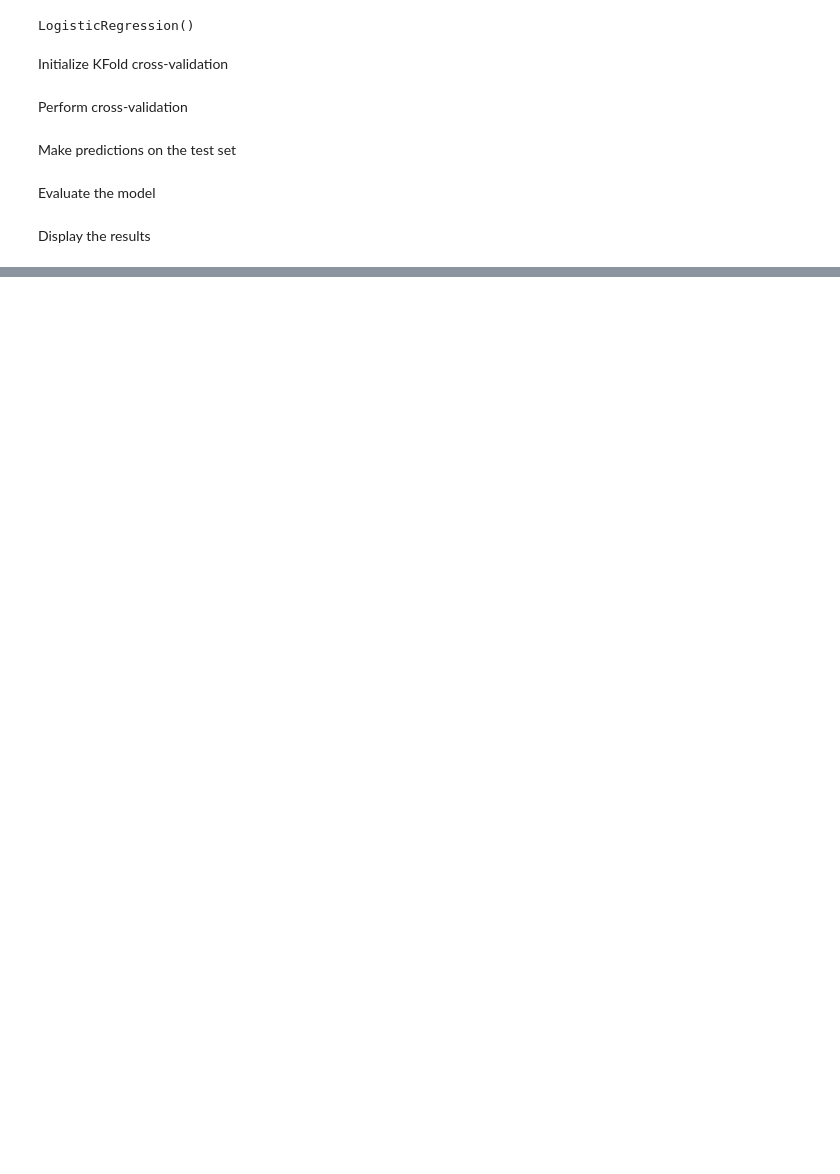
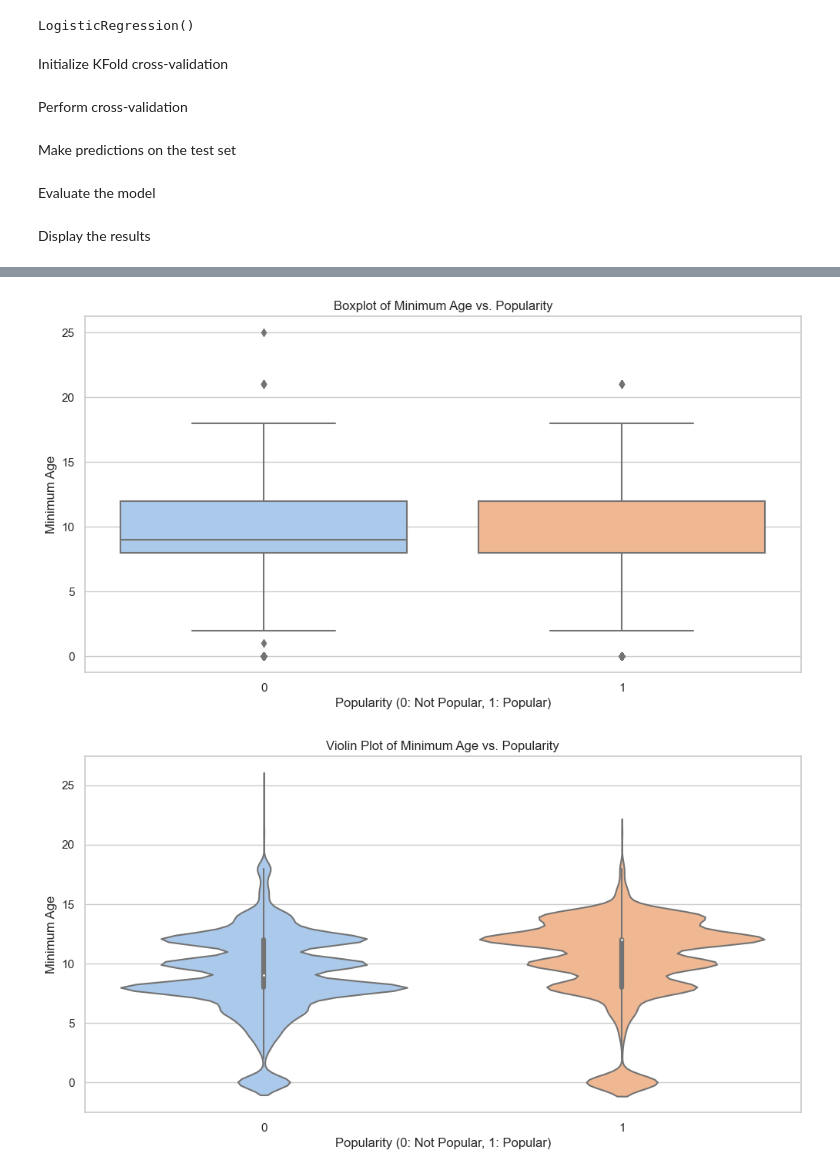
Before and after one commit to ludwig1806/Board_Games, a Jupyter notebook: Popularity.ipynb, the cells around one changed output, grey strips where cells are left out. Drawn from its saved outputs; the diff is of its cells as text; code cells hidden in the pictures; blank space fills up the shorter version.

```diff
--- a/Popularity.ipynb
+++ b/Popularity.ipynb
@@ -286,0 +371,18 @@ Mean Accuracy: 0.9992487052256941
+# %%
+plt.figure(figsize=(12, 6))
+sns.boxplot(x='is_popular', y='minage', data=df, palette='pastel')
+plt.title('Boxplot of Minimum Age vs. Popularity')
+plt.xlabel('Popularity (0: Not Popular, 1: Popular)')
+plt.ylabel('Minimum Age')
+plt.show()
+
+# Violin plot: minage vs. is_popular
+plt.figure(figsize=(12, 6))
+sns.violinplot(x='is_popular', y='minage', data=df, palette='pastel')
+plt.title('Violin Plot of Minimum Age vs. Popularity')
+plt.xlabel('Popularity (0: Not Popular, 1: Popular)')
+plt.ylabel('Minimum Age')
+plt.show()
+# %% [output]
+[figure, added]
+[figure, added]
```
Also changed, not shown: parts of 23 cells of this notebook.
